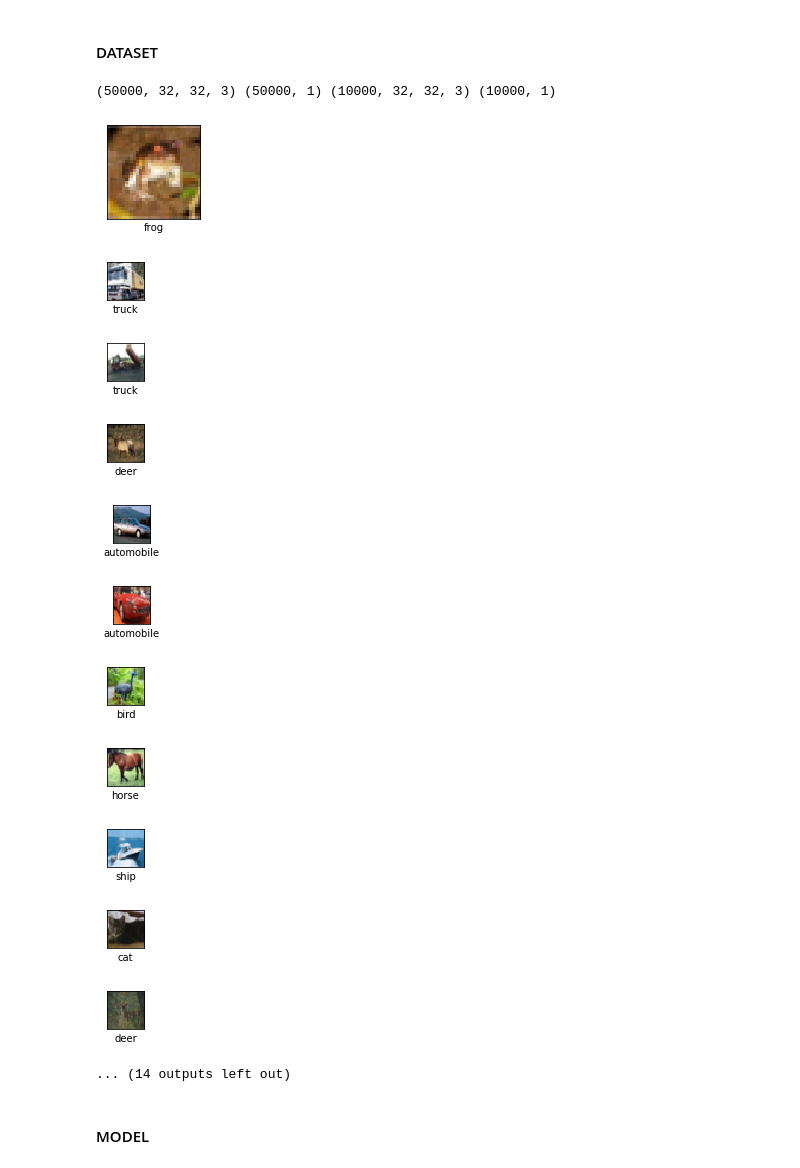
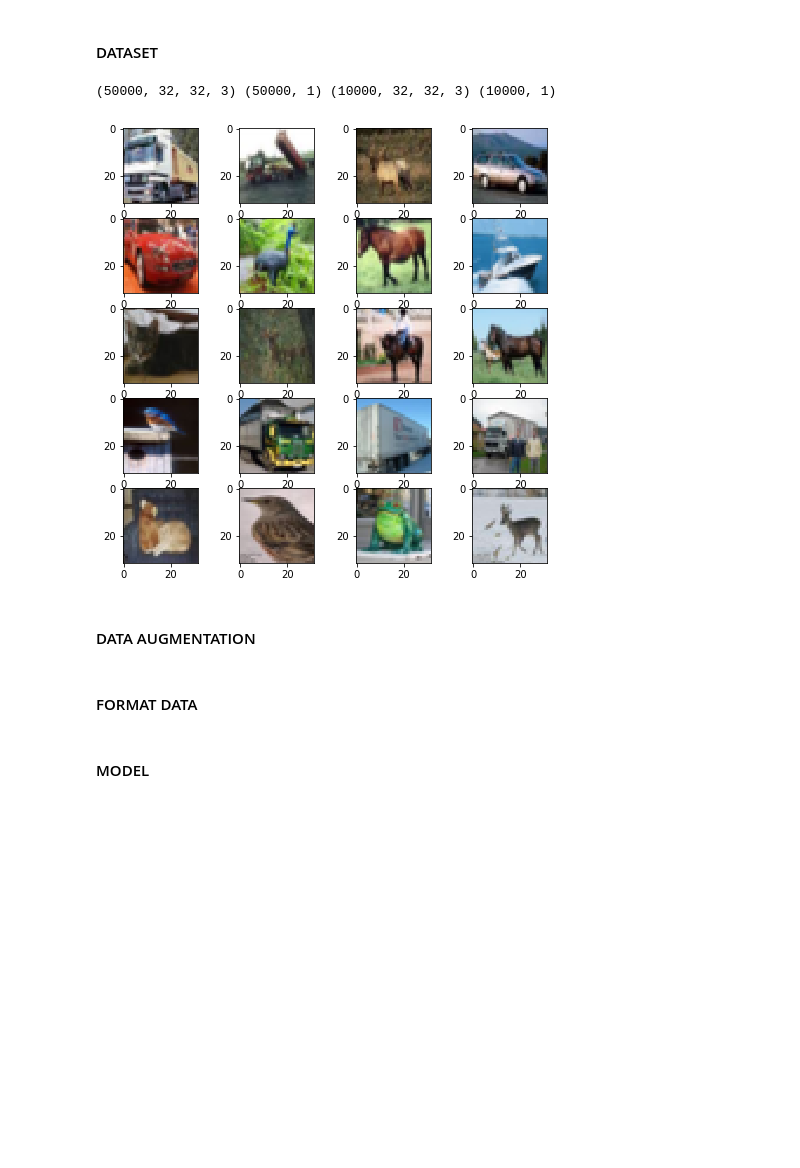
Before and after one commit to VictorMeyer77/TF_PROJECT, a Jupyter notebook: MLP/mlp.ipynb, the cells around one changed output. Saved outputs shown, nothing was run; the diff lists cells and outputs as text; code cells hidden in the pictures; blank space fills up the shorter version.

```diff
--- a/MLP/mlp.ipynb
+++ b/MLP/mlp.ipynb
@@ -21,35 +23,34 @@ import datetime
 # %% [markdown]
 #### DATASET
-# %%
-(x_train, y_train), (x_val, y_val) = cifar10.load_data()
-
-class_names = ['airplane', 'automobile', 'bird', 'cat', 'deer',
-               'dog', 'frog', 'horse', 'ship', 'truck']
-
-print(x_train.shape, y_train.shape, x_val.shape, y_val.shape)
-x_train = x_train / 255
-x_val = x_val / 255
-
-plt.figure(figsize=(10,10))
-for i in range(25):
-    plt.subplot(5,5,i+1)
-    plt.xticks([])
-    plt.yticks([])
-    plt.grid(False)
-    plt.imshow(x_train[i], cmap=plt.cm.binary)
-    plt.xlabel(class_names[y_train[i][0]])
-    plt.show()
-# %% [output]
-(50000, 32, 32, 3) (50000, 1) (10000, 32, 32, 3) (10000, 1)
-[figure, removed]
-[figure, removed]
-[figure, removed]
-[figure, removed]
-[figure, removed]
-[figure, removed]
-[figure, removed]
-[figure, removed]
-[figure, removed]
-[figure, removed]
-[figure, removed]
-... (14 outputs left out)
+# %%
+# LOAD DATA
+
+(train_images, train_label), (test_images, test_label) = cifar10.load_data()
+
+class_names = ['airplane', 'automobile', 'bird', 'cat', 'deer',
+               'dog', 'frog', 'horse', 'ship', 'truck']
+
+print(train_images.shape, train_label.shape, test_images.shape, test_label.shape)
+# %% [output]
+(50000, 32, 32, 3) (50000, 1) (10000, 32, 32, 3) (10000, 1)
+# %%
+# SHOW SAMPLE
+
+def plot_sample(class_names, train_images, train_label):
+
+    w=10
+    h=10
+    fig=plt.figure(figsize=(8, 8))
+    columns = 4
+    rows = 5
+    for i in range(1, columns*rows +1):
+        img = train_images[i]
+        fig.add_subplot(rows, columns, i)
+        plt.imshow(img)
+    plt.show()
+
+plot_sample(class_names, train_images, train_label)
+# %% [output]
+[figure, added]
+# %% [markdown]
+#### DATA AUGMENTATION
@@ -55,0 +104,2 @@ for i in range(25):
+# %% [markdown]
+#### FORMAT DATA
```
Also changed, not shown: parts of 9 cells of this notebook.
